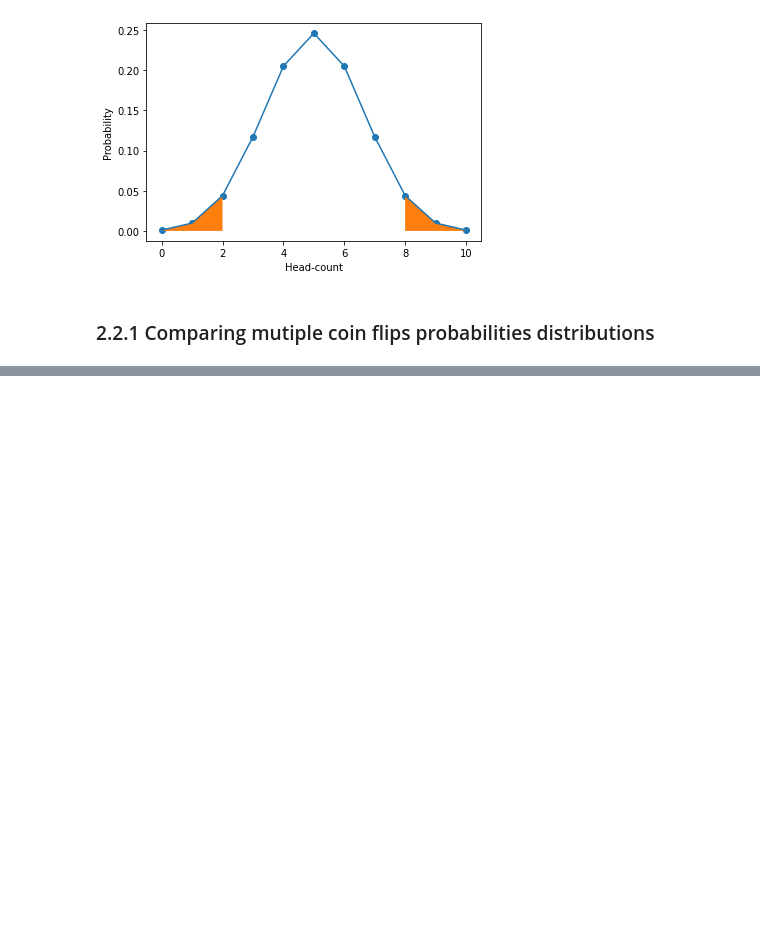
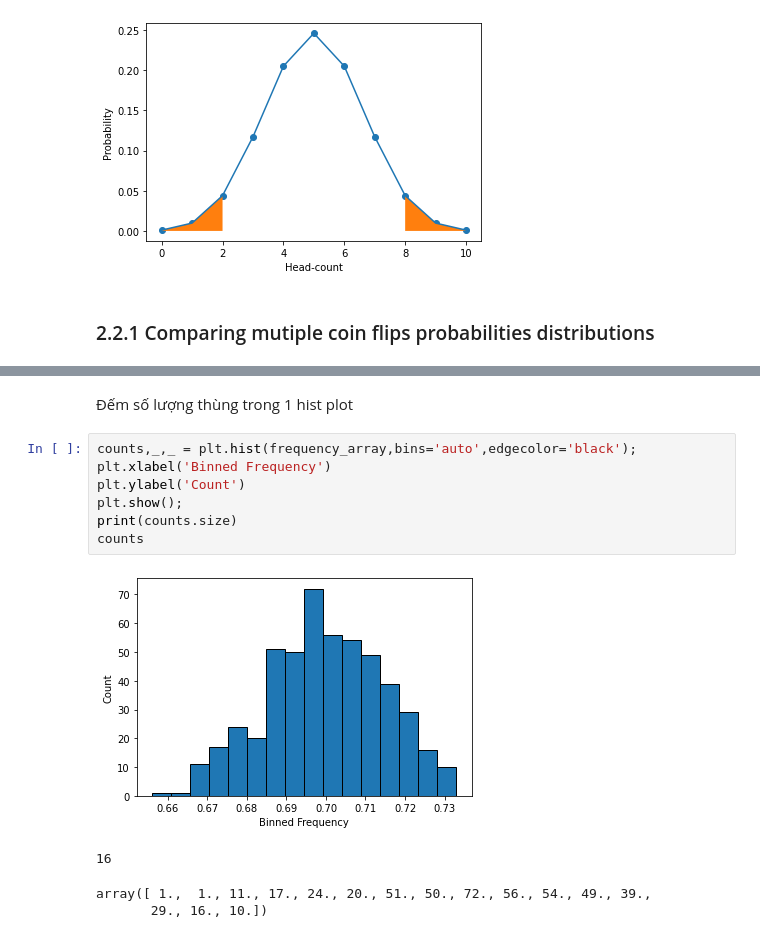
Before and after one commit to Thuoq/Data-Science-Bookcamp, a Jupyter notebook: Case study 1—Finding the winning strategy in a card game.ipynb, the cells around one changed output, grey strips where cells are left out. Cells and saved outputs as stored; diff of their text form; blank space fills up the shorter version.

```diff
--- a/Case study 1—Finding the winning strategy in a card game.ipynb
+++ b/Case study 1—Finding the winning strategy in a card game.ipynb
@@ -417,0 +576,14 @@ plt.show()
+# %% [markdown]
+Đếm số lượng thùng trong 1 hist plot
+# %%
+counts,_,_ = plt.hist(frequency_array,bins='auto',edgecolor='black');
+plt.xlabel('Binned Frequency')
+plt.ylabel('Count')
+plt.show();
+print(counts.size)
+counts
+# %% [output]
+[figure, added]
+16
+array([ 1.,  1., 11., 17., 24., 20., 51., 50., 72., 56., 54., 49., 39.,
+       29., 16., 10.])
```
Also changed, not shown: parts of 38 cells of this notebook.
